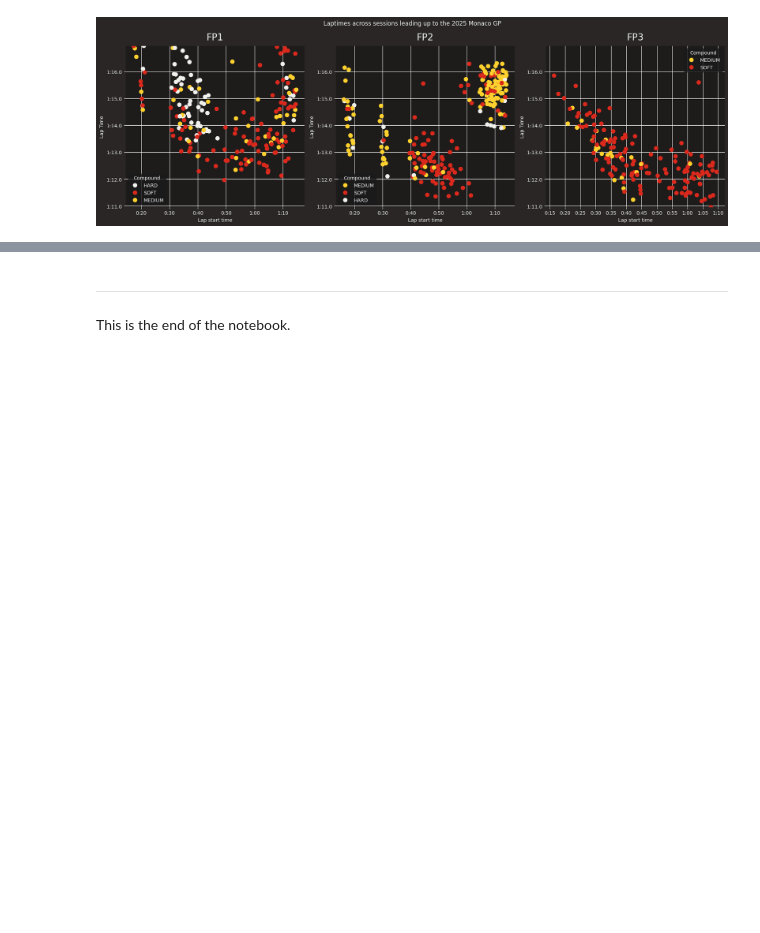
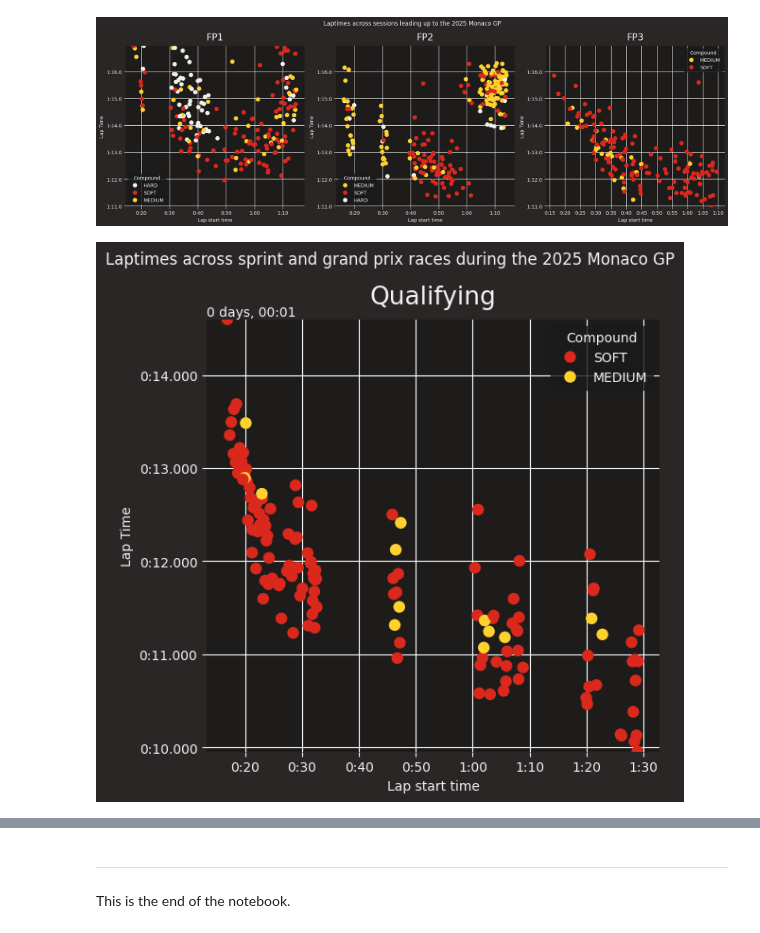
Before and after one commit to matt-bernhardt/f1-notebooks, a Jupyter notebook: notebooks/monaco25/laptimes-scatterplot.ipynb, the cells around one changed output, grey strips where cells are left out. Saved outputs shown, nothing was run; the diff lists cells and outputs as text; code cells hidden in the pictures; blank space fills up the shorter version.

Commit message:
Finish initial plots for Monaco

```diff
--- a/notebooks/monaco25/laptimes-scatterplot.ipynb
+++ b/notebooks/monaco25/laptimes-scatterplot.ipynb
@@ -35,12 +35,12 @@ fp3.load()
 fp3_laps = fp3.laps.pick_quicklaps().reset_index()
 
 # Get quali data
-# q = fastf1.get_session(season, race, 'Q')
-# q.load()
-# q_laps = q.laps.pick_quicklaps().reset_index()
+q = fastf1.get_session(season, race, 'Q')
+q.load()
+q_laps = q.laps.pick_quicklaps().reset_index()
 
 # Get race data
-# r = fastf1.get_session(season, race, 'R')
-# r.load()
-# r_laps = r.laps.reset_index()
+r = fastf1.get_session(season, race, 'R')
+r.load()
+r_laps = r.laps.reset_index()
 # %% [output]
@@ -171,32 +169,34 @@ Slowest lap time of 0 days 00:01:16.958000 is of type <class 'pandas._libs.tslib
 # %%
-# fig, (ax1) = plt.subplots(1, 1, figsize=(8, 8))
+fig, (ax1) = plt.subplots(1, 1, figsize=(6, 6))
 
-# sns.scatterplot(data=r_laps,
-#                 x="LapStartTime",
-#                 y="LapTime",
-#                 ax=ax1,
-#                 hue="Compound",
-#                 palette=fastf1.plotting.get_compound_mapping(session=r),
-#                 s=80,
-#                 linewidth=0,
-#                 legend='auto'
-# )
+sns.scatterplot(data=q_laps,
+                x="LapStartTime",
+                y="LapTime",
+                ax=ax1,
+                hue="Compound",
+                palette=fastf1.plotting.get_compound_mapping(session=q),
+                s=80,
+                linewidth=0,
+                legend='auto'
+)
 
-# common_ylim = (r_laps['LapTime'].max(), r_laps['LapTime'].min())
-# ax1.set_ylim(common_ylim)
+common_ylim = (q_laps['LapTime'].max(), q_laps['LapTime'].min())
+ax1.set_ylim(common_ylim)
 # ax2.set_ylim(common_ylim)
 
-# ax1.set_title("Grand prix")
-# ax1.set_xlabel("Lap start time")
-# ax1.set_ylabel("Lap Time")
+ax1.set_title("Qualifying")
+ax1.set_xlabel("Lap start time")
+ax1.set_ylabel("Lap Time")
 
-# ax1.invert_yaxis()
+ax1.invert_yaxis()
 
 # # Turn on major grid lines
-# ax1.grid(color='w', which='major', axis='both')
+ax1.grid(color='w', which='major', axis='both')
 
-# sns.despine(left=True, bottom=True)
+sns.despine(left=True, bottom=True)
 
-# plt.suptitle("Laptimes across sprint and grand prix races during the 2025 Imola GP")
-# plt.tight_layout()
-# plt.show()
+plt.suptitle("Laptimes across sprint and grand prix races during the 2025 Monaco GP")
+plt.tight_layout()
+plt.show()
+# %% [output]
+[figure, added]
```
Also changed, not shown: parts of 4 cells of this notebook, 1 other file.
